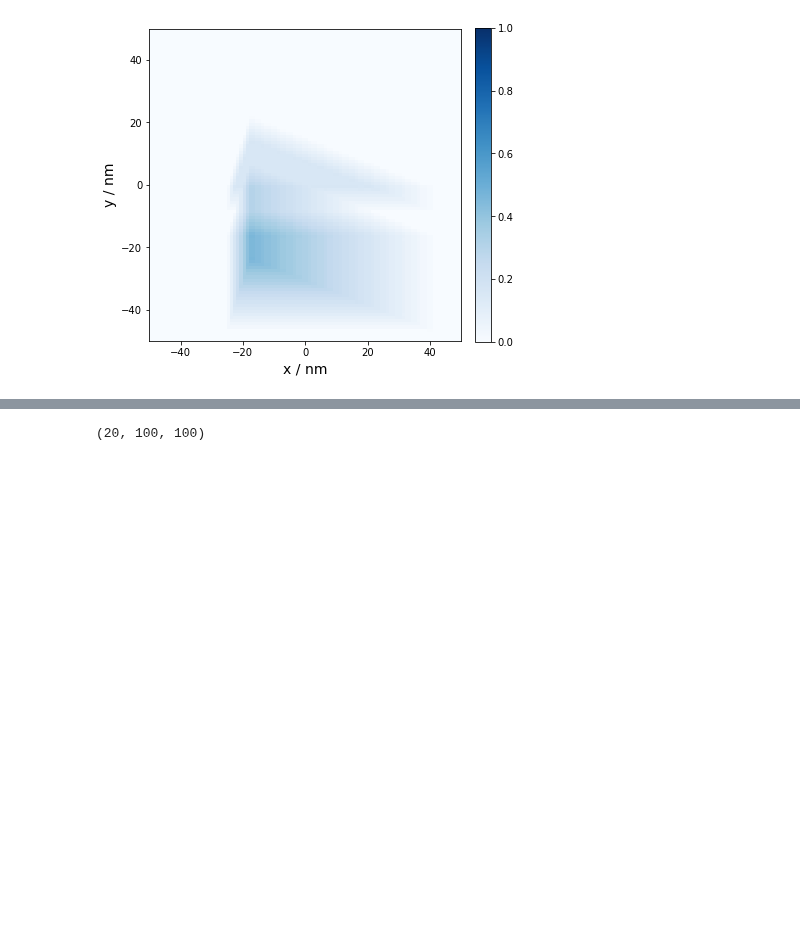
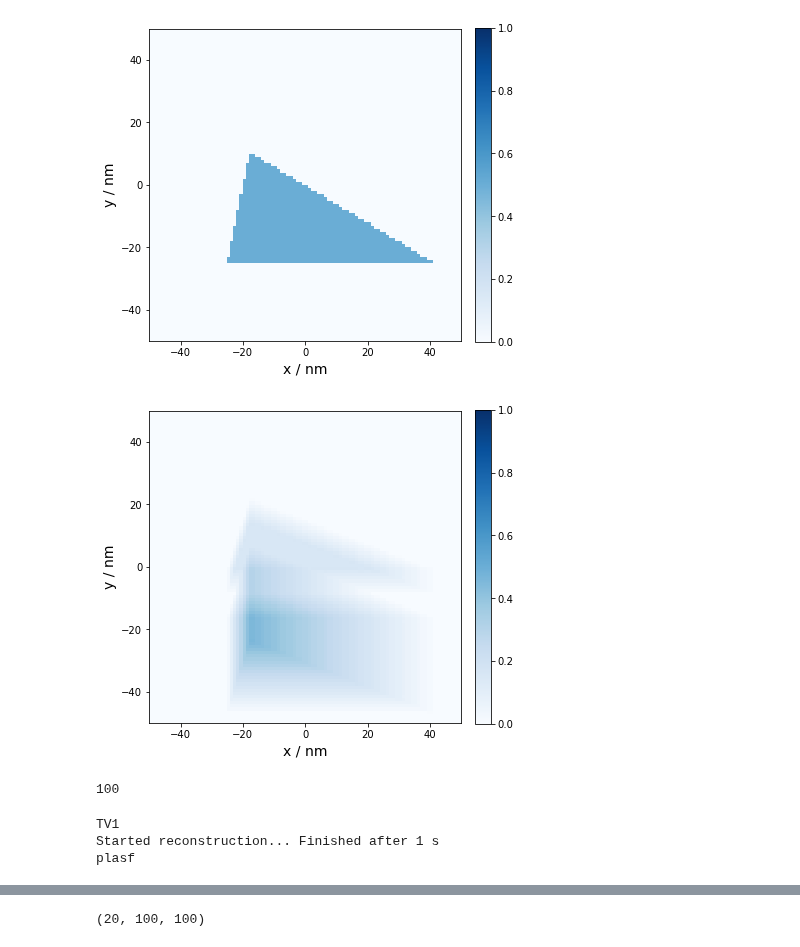
Before and after one commit to grlewis333/phd-work, a Jupyter notebook: multi-axis-tomo/scalar-rot-proj.ipynb, the cells around one changed output, grey strips where cells are left out. Drawn from its saved outputs; the diff is of its cells as text; code cells hidden in the pictures; blank space fills up the shorter version.

```diff
--- a/multi-axis-tomo/scalar-rot-proj.ipynb
+++ b/multi-axis-tomo/scalar-rot-proj.ipynb
@@ -10,13 +11,14 @@ import copy                                     # For deep copying arrays
 import multi_axis                               # My custom functions
 # %%
 # Generate phantom
-#X,Y,Z,P = multi_axis.generate_tri_pris()
+X,Y,Z,P = multi_axis.generate_tri_pris()
 
 # View in 2D
-#multi_axis.plot_2d(X,Y,Z,P)
+multi_axis.plot_2d(X,Y,Z,P)
 
 # Rotate 90 about +x and view again
 Pr = multi_axis.rotate_bulk(P,50,0,0)
 multi_axis.plot_2d(X,Y,Z,Pr)
 # %% [output]
-[figure, old version]
+[figure, new version]
+[figure, added]
@@ -22,0 +137,4 @@ multi_axis.plot_2d(X,Y,Z,Pr)
+# %%
+np.shape(raw_data)[2]
+# %% [output]
+100
@@ -22,0 +145,6 @@ multi_axis.plot_2d(X,Y,Z,Pr)
+# %%
+recon = generate_reconstruction(raw_data,vectors,algorithm='TV1')
+# %% [output]
+TV1
+Started reconstruction... Finished after 1 s
+plasf
```
Also changed, not shown: parts of 15 cells of this notebook, 2 other files.
